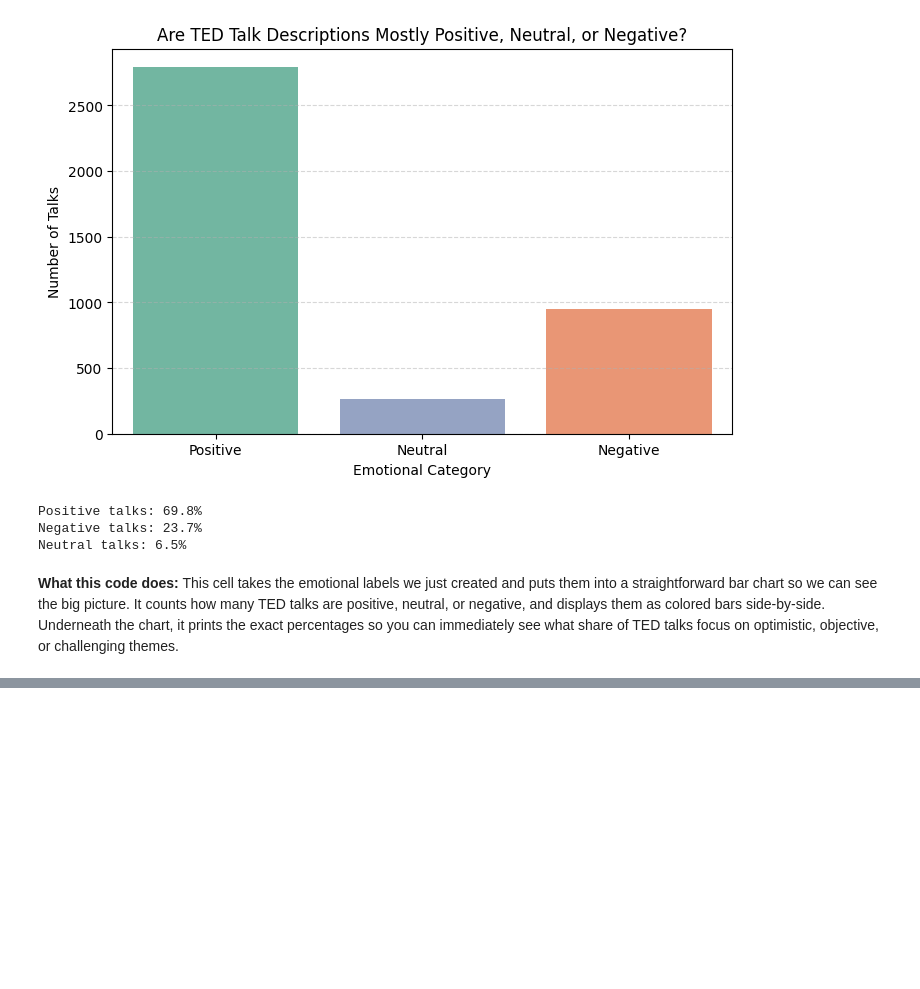
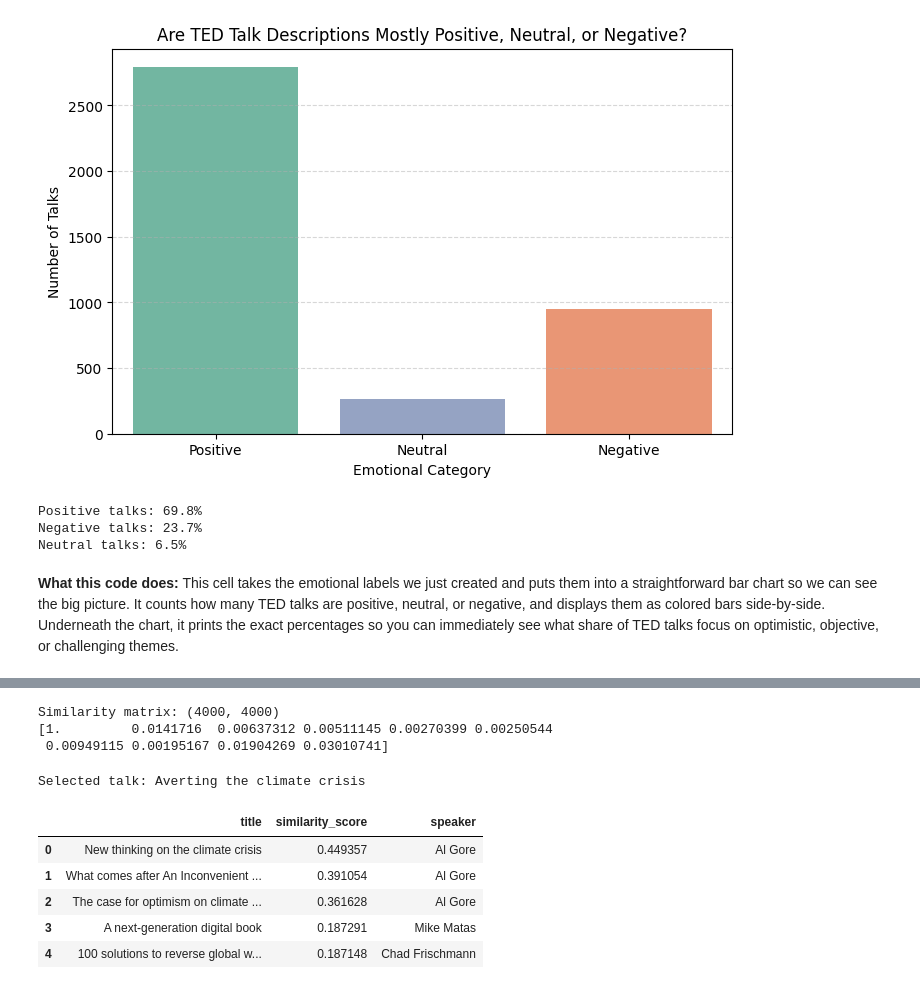
Before and after one commit to springboardmentor0702-lgtm/Personalized-TED-Talks-Recommendation-System, a Jupyter notebook: TED_TALKS.ipynb, the cells around one changed output, grey strips where cells are left out. Drawn from its saved outputs; the diff is of its cells as text; code cells hidden in the pictures; blank space fills up the shorter version.

```diff
--- a/TED_TALKS.ipynb
+++ b/TED_TALKS.ipynb
@@ -409,0 +489,56 @@ This cell takes the emotional labels we just created and puts them into a straig
+# %%
+from sklearn.metrics.pairwise import cosine_similarity
+
+similarity_matrix = cosine_similarity(tfidf_matrix)
+
+print("Similarity matrix:", similarity_matrix.shape)
+
+# Similarity of the first talk with all other talks
+print(similarity_matrix[0][:10])
+# %% [output]
+Similarity matrix: (4000, 4000)
+[1.         0.0141716  0.00637312 0.00511145 0.00270399 0.00250544
+ 0.00949115 0.00195167 0.01904269 0.03010741]
+# %%
+def recommend_talks(talk_title, top_n=5):
+    # Find matches in df_clean instead of the non-existent 'work'
+    matches = df_clean.index[
+        df_clean['title'].str.casefold() ==
+        str(talk_title).strip().casefold()
+    ].tolist()
+
+    if not matches:
+        print("Talk not found. Check the title.")
+        return pd.DataFrame()
+
+    idx = matches[0]
+
+    scores = similarity_matrix[idx].copy()
+    scores[idx] = -1
+
+    best_indices = np.argsort(scores)[::-1][:top_n]
+
+    result = df_clean.iloc[best_indices][['title']].copy()
+    result['similarity_score'] = scores[best_indices]
+
+    if 'speaker_1' in df_clean.columns:
+        result['speaker'] = (
+            df_clean.iloc[best_indices]['speaker_1'].values
+        )
+
+    return result.reset_index(drop=True)
+
+
+# Test your recommendation model
+example_title = df_clean.iloc[0]['title']
+
+print("Selected talk:", example_title)
+display(recommend_talks(example_title, top_n=5))
+# %% [output]
+Selected talk: Averting the climate crisis
+|  | title | similarity_score | speaker |
+| 0 | New thinking on the climate crisis | 0.449357 | Al Gore |
+| 1 | What comes after An Inconvenient ... | 0.391054 | Al Gore |
+| 2 | The case for optimism on climate ... | 0.361628 | Al Gore |
+| 3 | A next-generation digital book | 0.187291 | Mike Matas |
+| 4 | 100 solutions to reverse global w... | 0.187148 | Chad Frischmann |
```
Also changed, not shown: parts of 10 cells of this notebook.
